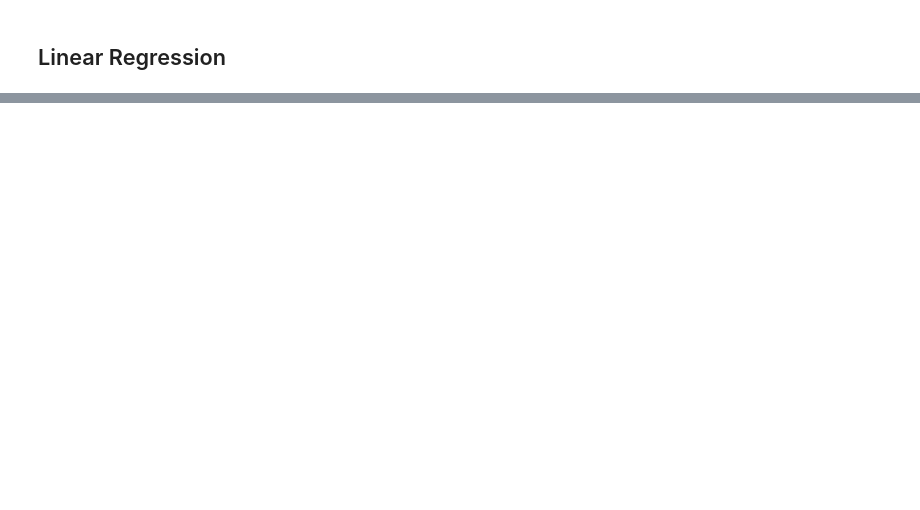
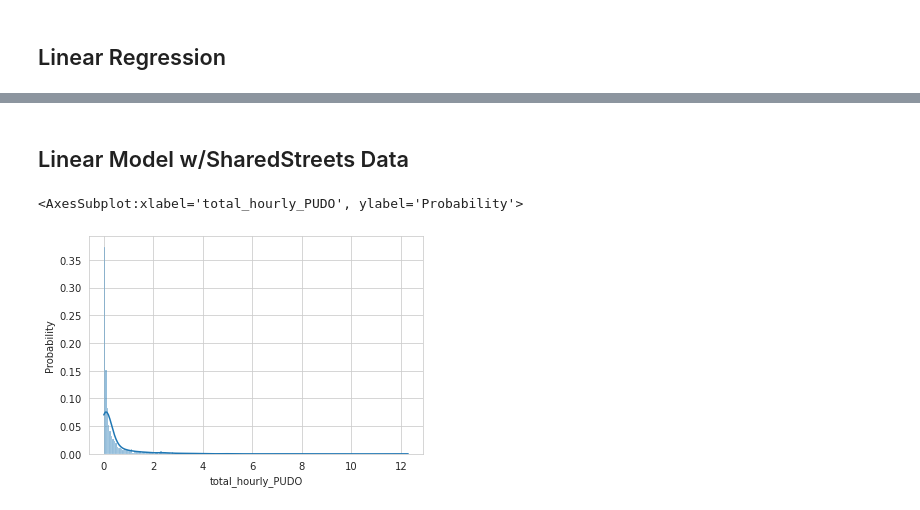
Before and after one commit to zackAemmer/transit_vis, a Jupyter notebook: transit_delay_modeling.ipynb, the cells around one changed output, grey strips where cells are left out. Saved outputs shown, nothing was run; the diff lists cells and outputs as text; code cells hidden in the pictures; blank space fills up the shorter version.

```diff
--- a/transit_delay_modeling.ipynb
+++ b/transit_delay_modeling.ipynb
@@ -71,3 +80,10 @@ z = bus_data[('avg_speed_m_s')][['median','pct_95']].iloc[:,1].values
 bus_data = pd.DataFrame([x,y,z]).transpose()
 bus_data.columns = ['seg_compkey','median','pct_95']
 bus_data['performance'] = bus_data['median'] / bus_data['pct_95']
+# %%
+# Sharedstreets data needs to be aggregated by compkey and pickups/dropoffs added together/averaged
+pickups = ss_data[ss_data['type']=='pickup'].groupby(['join_COMPKEY']).sum()
+dropoffs = ss_data[ss_data['type']=='dropoff'].groupby(['join_COMPKEY']).sum()
+ss_data = pd.merge(pickups, dropoffs, on='join_COMPKEY')
+ss_data['total_hourly_PUDO'] = ss_data['periodAverageCount_x'] + ss_data['periodAverageCount_y']
+ss_data = ss_data[['total_hourly_PUDO']].reset_index()
@@ -127,0 +298,7 @@ strong multicollinearity problems or that the design matrix is singular.
+# %% [markdown]
+## Linear Model w/SharedStreets Data
+# %%
+sns.histplot(model_data_w_ss['total_hourly_PUDO'], stat='probability', kde=True)
+# %% [output]
+<AxesSubplot:xlabel='total_hourly_PUDO', ylabel='Probability'>
+[figure, added]
```
Also changed, not shown: parts of 20 cells of this notebook.
